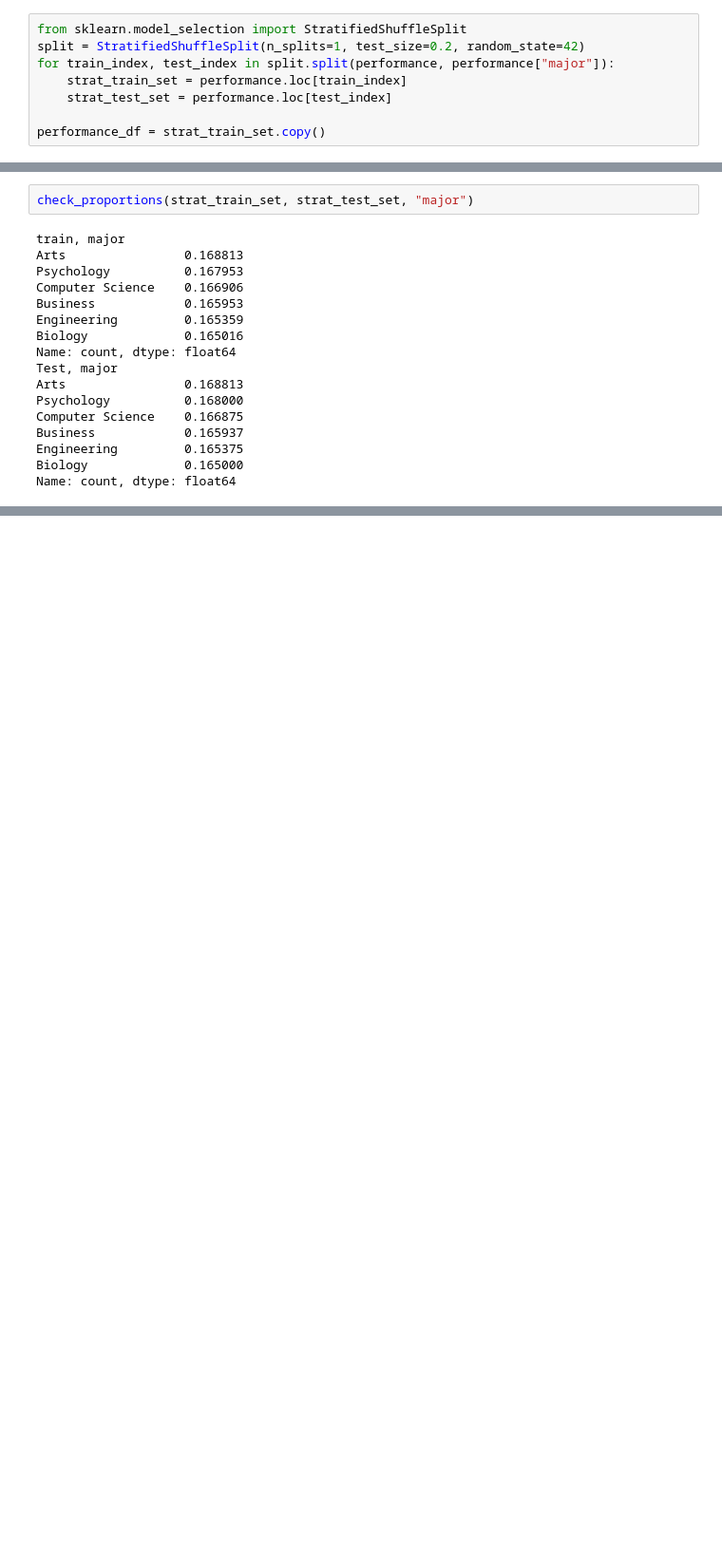
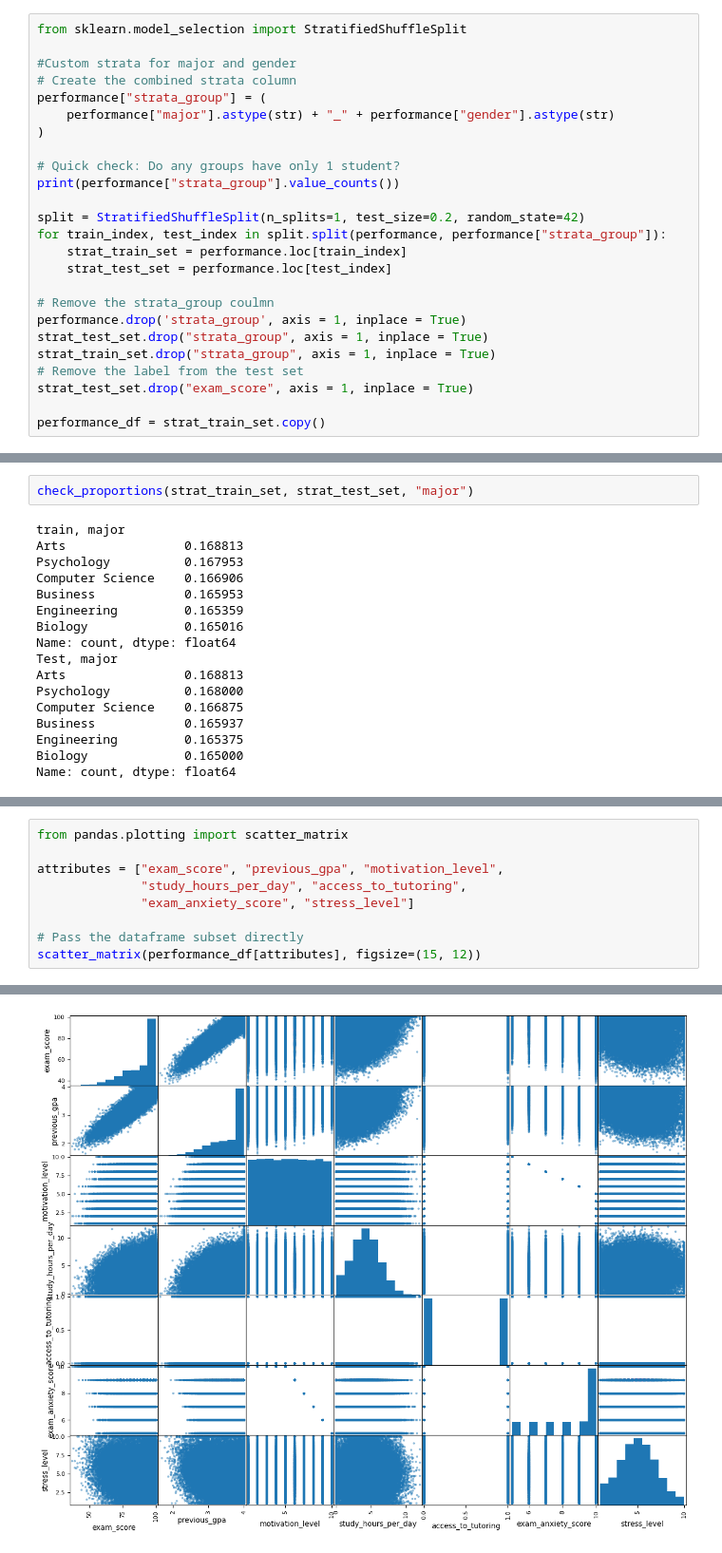
Before and after one commit to Medo-SM/analysis_study, a Jupyter notebook: enhanced_student_performance/Exploratory.ipynb, the cells around one changed output, grey strips where cells are left out. Shown at 95% size. Drawn from its saved outputs; the diff is of its cells as text; blank space fills up the shorter version.

```diff
--- a/enhanced_student_performance/Exploratory.ipynb
+++ b/enhanced_student_performance/Exploratory.ipynb
@@ -52,9 +52,26 @@ def check_proportions(train, test, stratum):
     print("Test,", test[stratum].value_counts() / len(test))
 # %%
 from sklearn.model_selection import StratifiedShuffleSplit
+
+#Custom strata for major and gender
+# Create the combined strata column
+performance["strata_group"] = (
+    performance["major"].astype(str) + "_" + performance["gender"].astype(str)
+)
+
+# Quick check: Do any groups have only 1 student?
+print(performance["strata_group"].value_counts())
+
 split = StratifiedShuffleSplit(n_splits=1, test_size=0.2, random_state=42)
-for train_index, test_index in split.split(performance, performance["major"]):
+for train_index, test_index in split.split(performance, performance["strata_group"]):
     strat_train_set = performance.loc[train_index]
     strat_test_set = performance.loc[test_index]
 
+# Remove the strata_group coulmn
+performance.drop('strata_group', axis = 1, inplace = True)
+strat_test_set.drop("strata_group", axis = 1, inplace = True)
+strat_train_set.drop("strata_group", axis = 1, inplace = True)
+# Remove the label from the test set
+strat_test_set.drop("exam_score", axis = 1, inplace = True)
+
 performance_df = strat_train_set.copy()
@@ -152,0 +173,10 @@ Name: exam_score, dtype: float64
+# %%
+from pandas.plotting import scatter_matrix
+
+attributes = ["exam_score", "previous_gpa", "motivation_level",
+              "study_hours_per_day", "access_to_tutoring",
+              "exam_anxiety_score", "stress_level"]
+
+# Pass the dataframe subset directly
+scatter_matrix(performance_df[attributes], figsize=(15, 12))
+# %% [output]
@@ -152,0 +200 @@ Name: exam_score, dtype: float64
+[figure, added]
```
Also changed, not shown: parts of 15 cells of this notebook.
